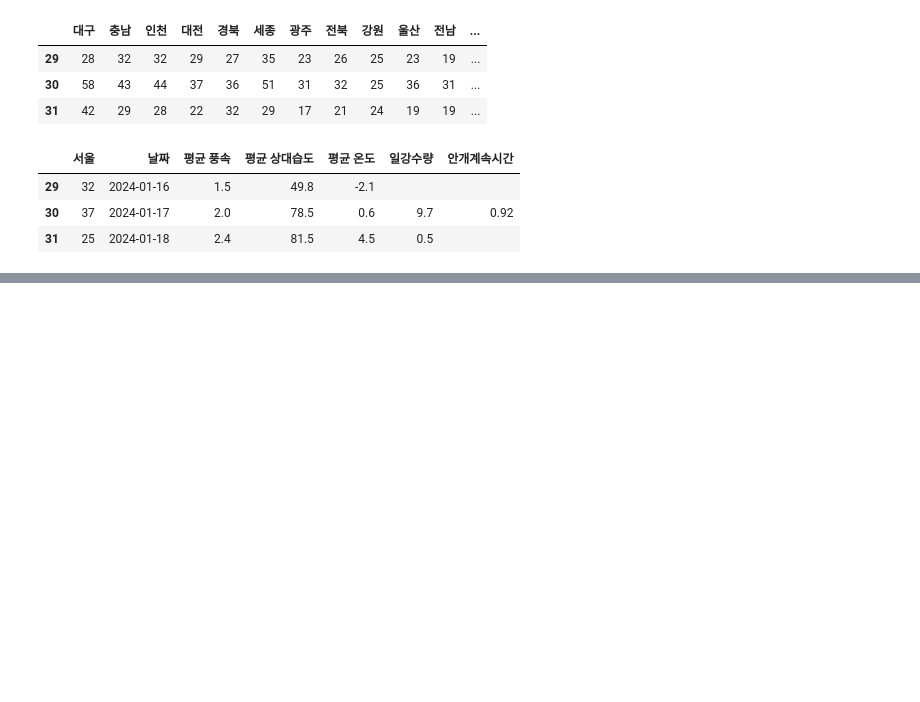
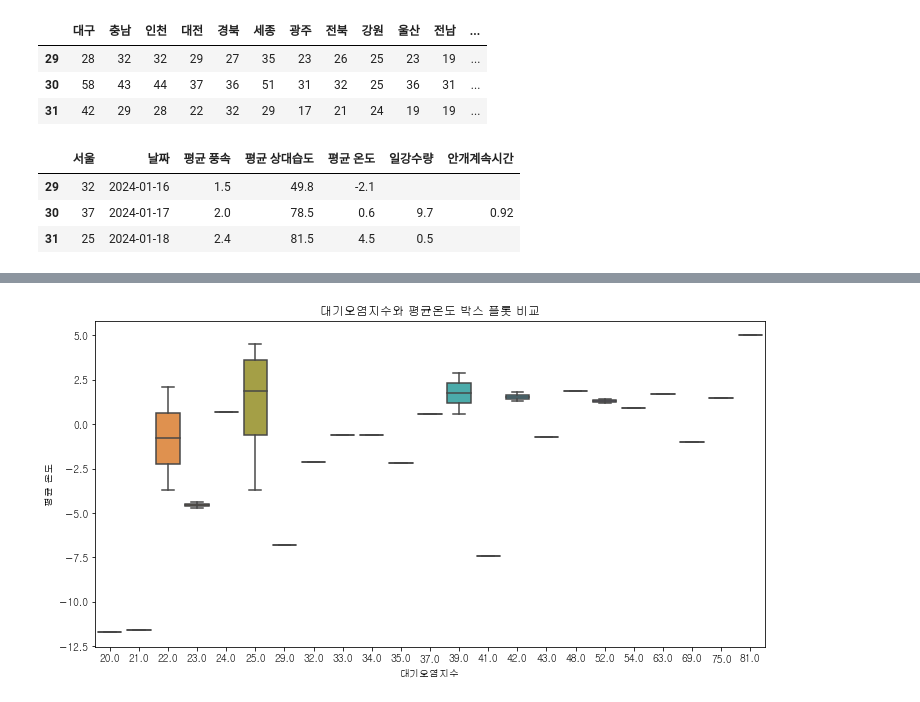
Before and after one commit to Petus00/project, a Jupyter notebook: 3.mini_project.ipynb, the cells around one changed output, grey strips where cells are left out. Saved outputs shown, nothing was run; the diff lists cells and outputs as text; code cells hidden in the pictures; blank space fills up the shorter version.

```diff
--- a/3.mini_project.ipynb
+++ b/3.mini_project.ipynb
@@ -319,0 +358,7 @@ df2.rename(columns={"서울": "대기오염지수"})
+# %%
+plt.figure(figsize=(12, 6))
+sns.boxplot(x='대기오염지수', y='평균 온도', data=df3)
+plt.title('대기오염지수와 평균온도 박스 플롯 비교')
+plt.show()
+# %% [output]
+[figure, added]
```
Also changed, not shown: parts of 11 cells of this notebook.
